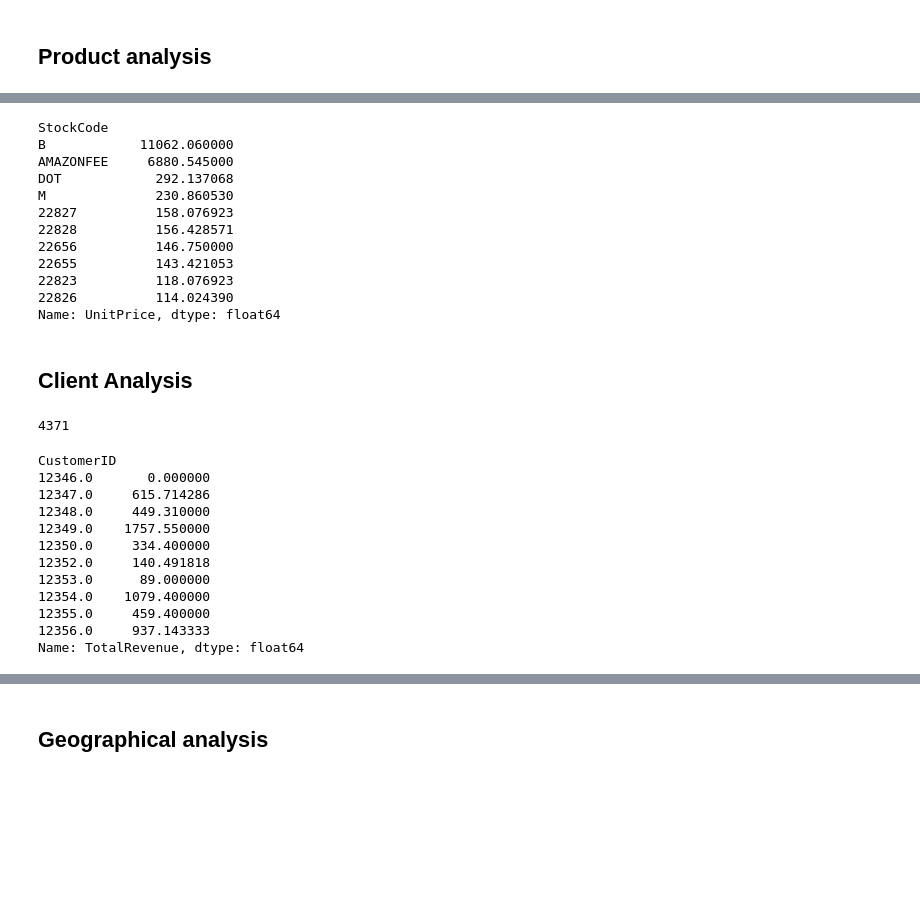
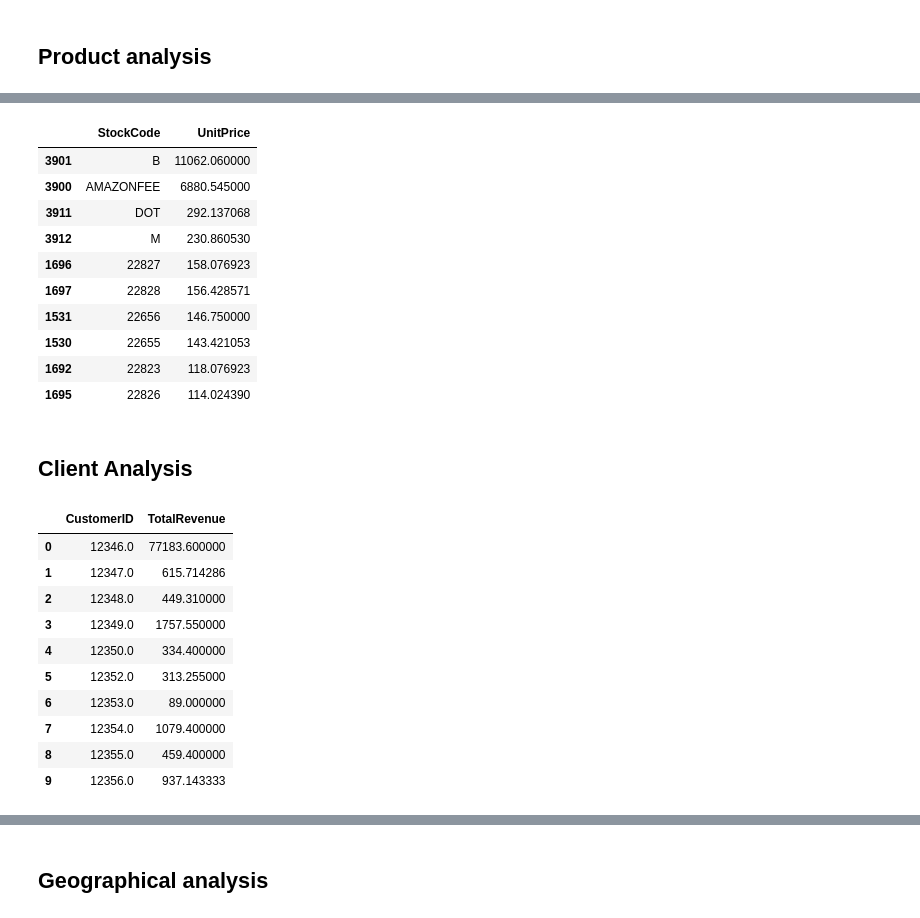
Before and after one commit to Zefirkq/ecommerce-data-analysis, a Jupyter notebook: e-com.ipynb, the cells around one changed output, grey strips where cells are left out. Saved outputs shown, nothing was run; the diff lists cells and outputs as text; code cells hidden in the pictures; blank space fills up the shorter version.

```diff
--- a/e-com.ipynb
+++ b/e-com.ipynb
@@ -214,41 +210,37 @@ df['StockCode'].nunique()
 # %%
-avg_price = df_sales.groupby('StockCode')['UnitPrice'].mean()
-avg_price.sort_values(ascending=False).head(10)
+avg_price = df_sales.groupby('StockCode')['UnitPrice'].mean().reset_index()
+avg_price.sort_values(by='UnitPrice', ascending=False).head(10)
 # %% [output]
-StockCode
-B            11062.060000
-AMAZONFEE     6880.545000
-DOT            292.137068
-M              230.860530
-22827          158.076923
-22828          156.428571
-22656          146.750000
-22655          143.421053
-22823          118.076923
-22826          114.024390
-Name: UnitPrice, dtype: float64
+|  | StockCode | UnitPrice |
+| 3901 | B | 11062.060000 |
+| 3900 | AMAZONFEE | 6880.545000 |
+| 3911 | DOT | 292.137068 |
+| 3912 | M | 230.860530 |
+| 1696 | 22827 | 158.076923 |
+| 1697 | 22828 | 156.428571 |
+| 1531 | 22656 | 146.750000 |
+| 1530 | 22655 | 143.421053 |
+| 1692 | 22823 | 118.076923 |
+| 1695 | 22826 | 114.024390 |
 # %% [markdown]
 ## Client Analysis
 # %%
-df['CustomerID'].nunique()
+number_of_customers = df['CustomerID'].nunique()
-# %% [output]
-4371
 # %%
-price_per_order = df.groupby(['CustomerID','InvoiceNo']).agg( TotalRevenue = ('TotalRevenue','sum'))
+price_per_order = df_sales.groupby(['CustomerID','InvoiceNo']).agg( TotalRevenue = ('TotalRevenue','sum'))
 price_per_order
-avg_price_per_order_by_customer = price_per_order.groupby('CustomerID')['TotalRevenue'].mean()
+avg_price_per_order_by_customer = price_per_order.groupby('CustomerID')['TotalRevenue'].mean().reset_index()
 avg_price_per_order_by_customer.head(10)
 # %% [output]
-CustomerID
-12346.0       0.000000
-12347.0     615.714286
-12348.0     449.310000
-12349.0    1757.550000
-12350.0     334.400000
-12352.0     140.491818
-12353.0      89.000000
-12354.0    1079.400000
-12355.0     459.400000
-12356.0     937.143333
-Name: TotalRevenue, dtype: float64
+|  | CustomerID | TotalRevenue |
+| 0 | 12346.0 | 77183.600000 |
+| 1 | 12347.0 | 615.714286 |
+| 2 | 12348.0 | 449.310000 |
+| 3 | 12349.0 | 1757.550000 |
+| 4 | 12350.0 | 334.400000 |
+| 5 | 12352.0 | 313.255000 |
+| 6 | 12353.0 | 89.000000 |
+| 7 | 12354.0 | 1079.400000 |
+| 8 | 12355.0 | 459.400000 |
+| 9 | 12356.0 | 937.143333 |
 # %%
```
Also changed, not shown: parts of 9 cells of this notebook.
